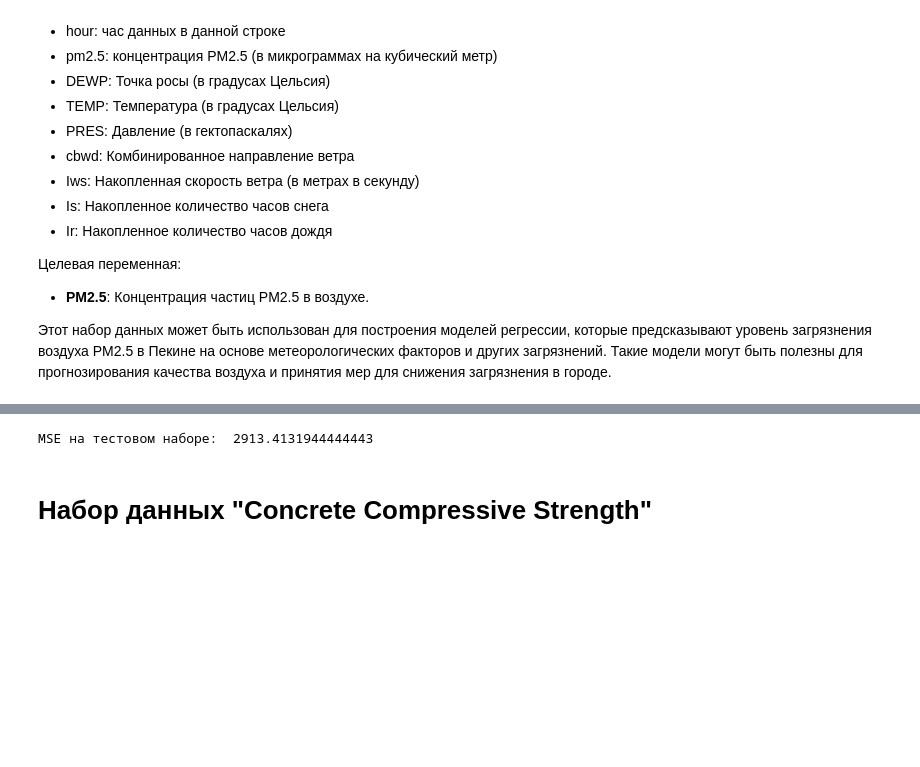
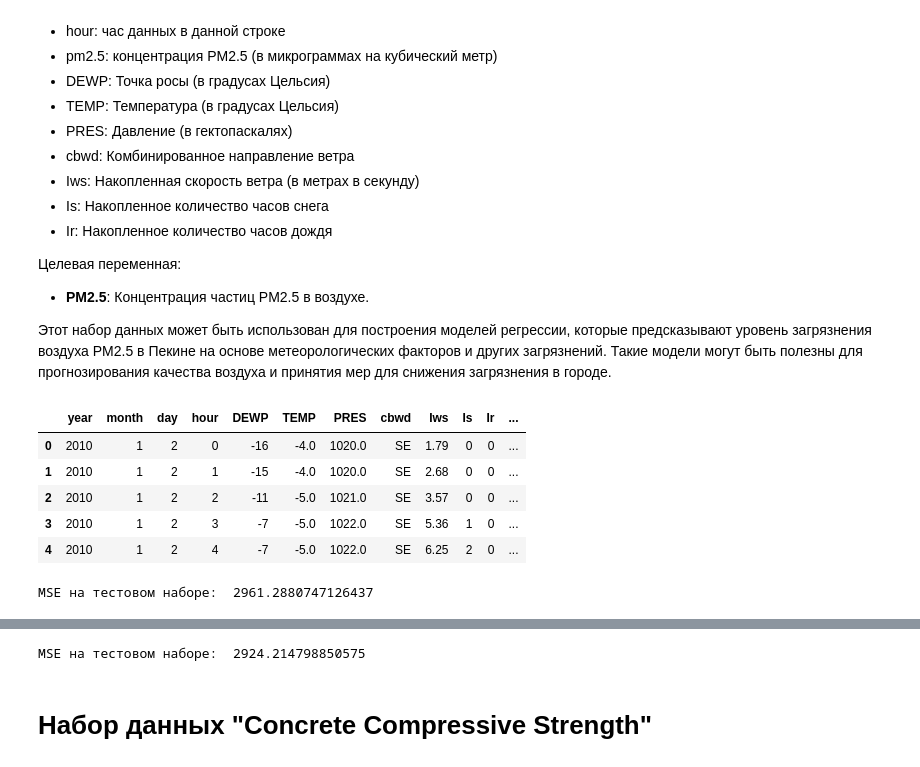
Before and after one commit to fitlemon/math_for_ds, a Jupyter notebook: Module5/4_practice_regression_decision_tree.ipynb, the cells around one changed output, grey strips where cells are left out. Cells and saved outputs as stored; diff of their text form; code cells hidden in the pictures; blank space fills up the shorter version.

Commit message:
module 5

```diff
--- a/Module5/4_practice_regression_decision_tree.ipynb
+++ b/Module5/4_practice_regression_decision_tree.ipynb
@@ -214,12 +278,78 @@ MSE на тестовом наборе:  3559.4903581267217
 # %%
 """
 По аналогии с решением задачи Wine Quality решите в текущей ячейке задачу для предсказания целевой переменной на
 наборе Beijing PM2.5 Data. С случае затруднений можно посмотреть на образец решения задания в ячейке ниже.
 """;
 
 # НАЧАЛО ВАШЕГО РЕШЕНИЯ
+# Импорт необходимых библиотек
+import pandas as pd
+import numpy as np
+from sklearn.model_selection import train_test_split, GridSearchCV
+from sklearn.preprocessing import StandardScaler, OneHotEncoder
+from sklearn.compose import ColumnTransformer
+from sklearn.pipeline import Pipeline
+from sklearn.tree import DecisionTreeRegressor
+from sklearn.metrics import mean_squared_error
+
+# Загрузка набора данных bike sharing
+df = pd.read_csv("../Module2/data/Beijing_PM25_Data.csv")
+df.head()
 
 # КОНЕЦ ВАШЕГО РЕШЕНИЯ
+# %% [output]
+|  | year | month | day | hour | DEWP | TEMP | PRES | cbwd | Iws | Is | Ir | ... |
+| 0 | 2010 | 1 | 2 | 0 | -16 | -4.0 | 1020.0 | SE | 1.79 | 0 | 0 | ... |
+| 1 | 2010 | 1 | 2 | 1 | -15 | -4.0 | 1020.0 | SE | 2.68 | 0 | 0 | ... |
+| 2 | 2010 | 1 | 2 | 2 | -11 | -5.0 | 1021.0 | SE | 3.57 | 0 | 0 | ... |
+| 3 | 2010 | 1 | 2 | 3 | -7 | -5.0 | 1022.0 | SE | 5.36 | 1 | 0 | ... |
+| 4 | 2010 | 1 | 2 | 4 | -7 | -5.0 | 1022.0 | SE | 6.25 | 2 | 0 | ... |
+# %%
+
+categorical_features = ["cbwd", "month","year","day", "hour",]
+numeric_features = [
+    "DEWP",
+    "TEMP",
+    "PRES",
+    "Iws",
+    "Is",
+    "Ir",
+]
+numeric_transformer = Pipeline(steps=[
+    ('scaler', StandardScaler())
+])
+
+categorical_transformer = Pipeline(steps=[
+    ('onehot', OneHotEncoder(drop='first'))
+])
+preprocessor = ColumnTransformer(
+    transformers=[
+        ('num', numeric_transformer, numeric_features),
+        ('cat', categorical_transformer, categorical_features)
+    ])
+
+# Отделяем целевую переменную от признаков и удаляем исходный столбец 'datetime'
+X = df.drop(columns=['pm2.5'])
+y = df['pm2.5']
+# Разделение данных на обучающий и тестовый наборы
+X_train, X_test, y_train, y_test = train_test_split(X, y, test_size=0.2, random_state=42)
+
+# Создание модели DecisionTreeRegressor для регрессии
+decision_tree = DecisionTreeRegressor()
+
+# Обучение модели на обучающем наборе данных
+decision_tree.fit(preprocessor.fit_transform(X_train), y_train)
+
+# Прогнозирование на тестовом наборе
+y_pred = decision_tree.predict(preprocessor.transform(X_test))
+
+# Вычисление среднеквадратической ошибки (MSE) на тестовом наборе
+mse = mean_squared_error(y_pred, y_test)
+
+# Вывод значения MSE
+print("MSE на тестовом наборе: ", mse)
+# %% [output]
+MSE на тестовом наборе:  2961.2880747126437
 # %%
 hide_toggle(for_next=True)
 # %% [output]
@@ -236,7 +366,7 @@ from sklearn.tree import DecisionTreeRegressor
 from sklearn.metrics import mean_squared_error
 
 # Загрузка набора данных Beijing_PM25_Data
-df = pd.read_csv("datasets/Beijing_PM25_Data.csv")
+df = pd.read_csv("../Module2/data/Beijing_PM25_Data.csv")
 
 # Отделяем целевую переменную от признаков
 X = df.drop(columns=['pm2.5'])
@@ -278,7 +408,7 @@ mse = mean_squared_error(y_pred, y_test)
 # Вывод значения MSE
 print("MSE на тестовом наборе: ", mse)
 # %% [output]
-MSE на тестовом наборе:  2913.4131944444443
+MSE на тестовом наборе:  2924.214798850575
 # %% [markdown]
 # Набор данных "Concrete Compressive Strength"
 # %% [markdown]
```
Also changed, not shown: parts of 12 cells of this notebook, 17 other files.
